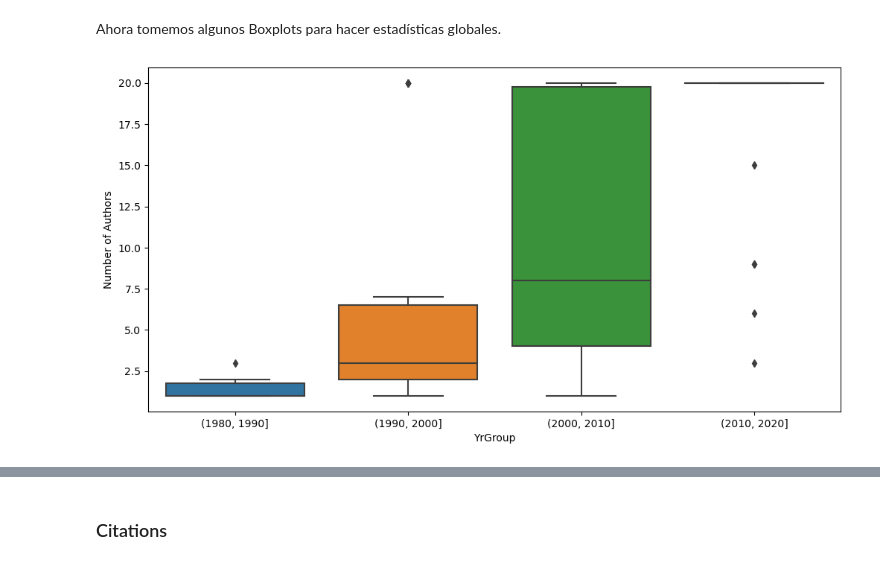
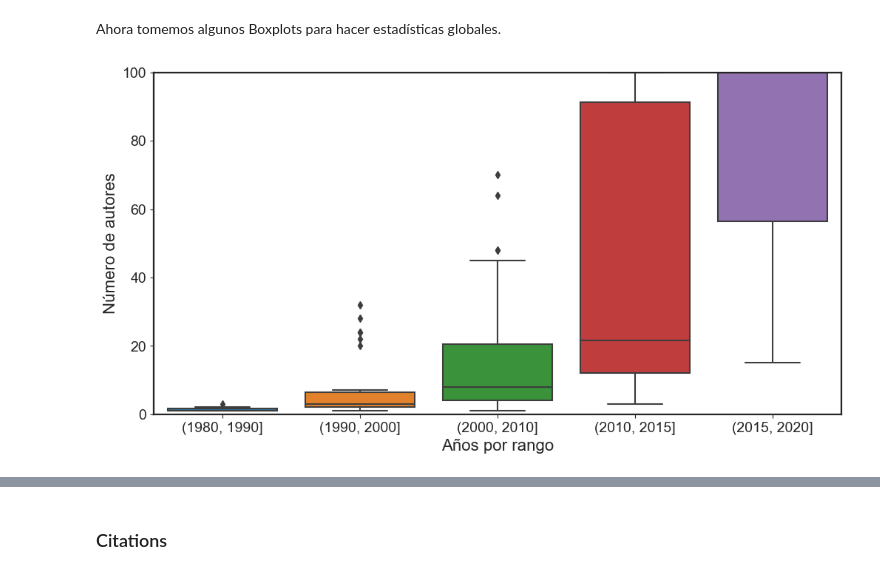
Before and after one commit to nigomezcr/ProyectoBibliometrico, a Jupyter notebook: AnalysisBibliometrico.ipynb, the cells around one changed output, grey strips where cells are left out. Cells and saved outputs as stored; diff of their text form; code cells hidden in the pictures.

```diff
--- a/AnalysisBibliometrico.ipynb
+++ b/AnalysisBibliometrico.ipynb
@@ -180,7 +180,8 @@ plt.show()
 # %% [markdown]
 Tomemos ahora los datos de número de autores mayores a 20 en el mismo bin de 20 autores, para simplificar el análisis posterior.
 # %%
-muestra['Number of Authors'] = muestra['Number of Authors'].replace(np.arange(21, 1125, 1), 20)
+muestra['Number of Authors (upto 20)'] = muestra['Number of Authors'].replace(np.arange(21, 1125, 1), 20)
+muestra['Number of Authors (upto 100)'] = muestra['Number of Authors'].replace(np.arange(101, 1125, 1), 100)
 #muestra['Number of Authors'] = muestra['Number of Authors'].replace(np.arange(11, 1125, 1), 20)
 # %% [markdown]
 Con esto hacemos el historama de número de autores
@@ -199,10 +200,10 @@ plt.show()
 # %% [markdown]
 Ahora, quisieramos ver el número de artículos de solamente 1 autor, en el mismo período de tiempo.
 # %%
-muestra['One Author'] = (muestra['Number of Authors'] == 1)
-muestra['Two Authors'] = (muestra['Number of Authors'] == 2)
-muestra['Less than 5 authors'] = (muestra['Number of Authors'] <=5)
-muestra['More than 10 authors'] = (muestra['Number of Authors'] >=10)
+muestra['One Author'] = (muestra['Number of Authors (upto 20)'] == 1)
+muestra['Two Authors'] = (muestra['Number of Authors (upto 20)'] == 2)
+muestra['Less than 5 authors'] = (muestra['Number of Authors (upto 20)'] <=5)
+muestra['More than 10 authors'] = (muestra['Number of Authors (upto 20)'] >=10)
 muestra['One Author'].value_counts()
 # %% [output]
 False    91
@@ -253,10 +255,13 @@ plt.show()
 # %% [markdown]
 Ahora tomemos algunos Boxplots para hacer estadísticas globales.
 # %%
-muestra["YrGroup"] = pd.cut(muestra['Year'], [1980, 1990, 2000, 2010, 2020])
+muestra["YrGroup"] = pd.cut(muestra['Year'], [1980, 1990, 2000, 2010, 2015, 2020])
 plt.figure(figsize=(12, 6))
-sns.boxplot(x="YrGroup", y="Number of Authors", data=muestra)
-#plt.ylim([0,400])
+sns.boxplot(x="YrGroup", y="Number of Authors (upto 100)", data=muestra)
+
+plt.xlabel('Años por rango')
+plt.ylabel('Número de autores')
+plt.ylim([0,100])
 plt.show()
 # %% [output]
-[figure, old version]
+[figure, new version]
```
Also changed, not shown: parts of 6 cells of this notebook, 5 other files.
